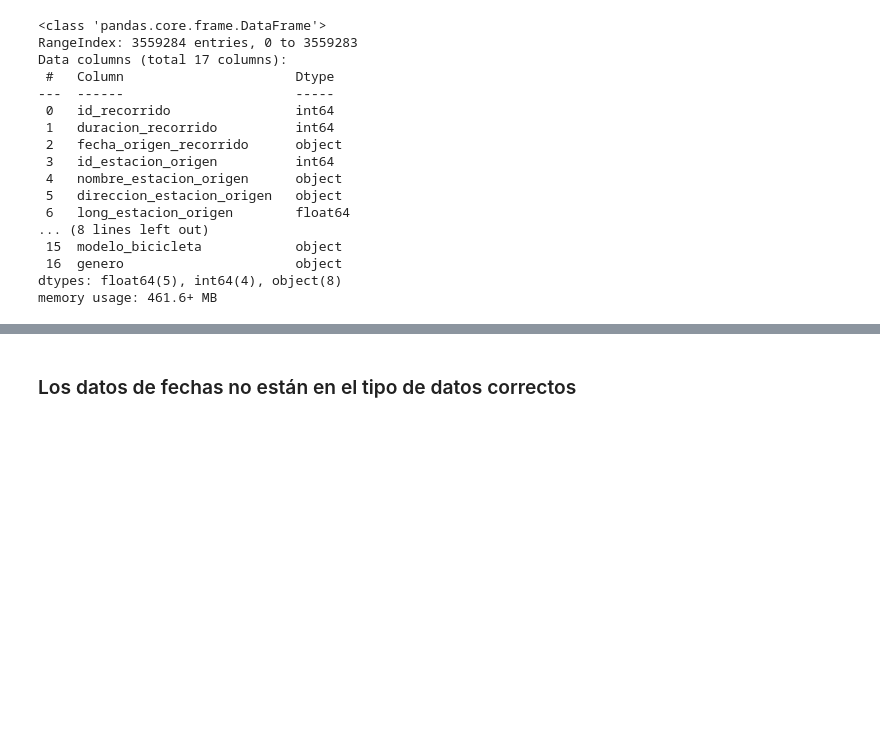
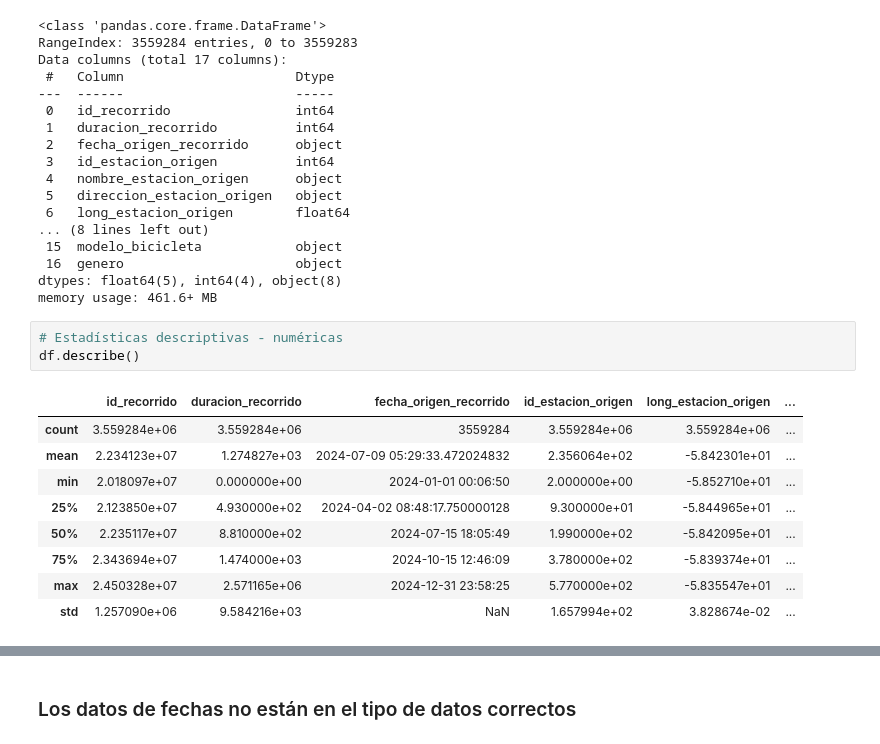
Before and after one commit to JuanPalomeque/Recorridos-en-Ecobicis, a Jupyter notebook: ecobicis.ipynb, the cells around one changed output, grey strips where cells are left out. Drawn from its saved outputs; the diff is of its cells as text; blank space fills up the shorter version.

```diff
--- a/ecobicis.ipynb
+++ b/ecobicis.ipynb
@@ -31,3 +31,16 @@ Data columns (total 17 columns):
  16  genero                      object
 dtypes: float64(5), int64(4), object(8)
 memory usage: 461.6+ MB
+# %%
+# Estadísticas descriptivas - numéricas
+df.describe()
+# %% [output]
+|  | id_recorrido | duracion_recorrido | fecha_origen_recorrido | id_estacion_origen | long_estacion_origen | ... |
+| count | 3.559284e+06 | 3.559284e+06 | 3559284 | 3.559284e+06 | 3.559284e+06 | ... |
+| mean | 2.234123e+07 | 1.274827e+03 | 2024-07-09 05:29:33.472024832 | 2.356064e+02 | -5.842301e+01 | ... |
+| min | 2.018097e+07 | 0.000000e+00 | 2024-01-01 00:06:50 | 2.000000e+00 | -5.852710e+01 | ... |
+| 25% | 2.123850e+07 | 4.930000e+02 | 2024-04-02 08:48:17.750000128 | 9.300000e+01 | -5.844965e+01 | ... |
+| 50% | 2.235117e+07 | 8.810000e+02 | 2024-07-15 18:05:49 | 1.990000e+02 | -5.842095e+01 | ... |
+| 75% | 2.343694e+07 | 1.474000e+03 | 2024-10-15 12:46:09 | 3.780000e+02 | -5.839374e+01 | ... |
+| max | 2.450328e+07 | 2.571165e+06 | 2024-12-31 23:58:25 | 5.770000e+02 | -5.835547e+01 | ... |
+| std | 1.257090e+06 | 9.584216e+03 | NaN | 1.657994e+02 | 3.828674e-02 | ... |
```
Also changed, not shown: parts of 4 cells of this notebook.
